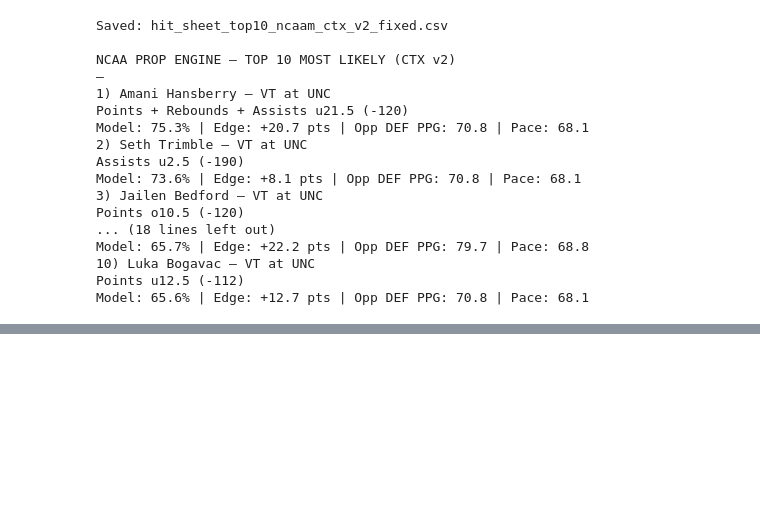
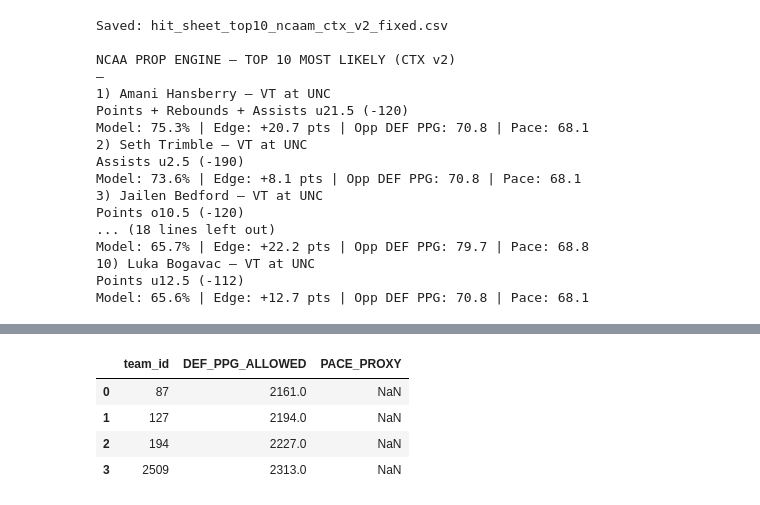
Before and after one commit to dchav12/New-stable-, a Jupyter notebook: NCAA_Player_Prop_hit_rater.ipynb, the cells around one changed output, grey strips where cells are left out. Cells and saved outputs as stored; diff of their text form; code cells hidden in the pictures; blank space fills up the shorter version.

```diff
--- a/NCAA_Player_Prop_hit_rater.ipynb
+++ b/NCAA_Player_Prop_hit_rater.ipynb
@@ -8637,0 +8931,20 @@ Model: 65.6% | Edge: +12.7 pts | Opp DEF PPG: 70.8 | Pace: 68.1
+# %%
+# ==============================
+# NORMALIZE COLUMN NAMES
+# ==============================
+
+df = df2.copy()
+
+df.columns = (
+    df.columns.astype(str)
+      .str.strip()
+      .str.replace(" ", "_")
+      .str.replace("/", "_")
+      .str.replace("%", "PCT")
+)
+
+# Kill totally empty columns
+df = df.dropna(axis=1, how="all")
+
+print("Normalized columns:", df.columns.tolist())
+print("Shape:", df.shape)
@@ -8637,0 +9472,70 @@ Model: 65.6% | Edge: +12.7 pts | Opp DEF PPG: 70.8 | Pace: 68.1
+# %%
+import pandas as pd, numpy as np
+from functools import lru_cache
+import requests
+from difflib import get_close_matches
+
+ESPN_TEAM_STATS = "https://site.api.espn.com/apis/site/v2/sports/basketball/mens-college-basketball/teams/{team_id}/statistics"
+
+def safe_get(d, path, default=None):
+    cur = d
+    for p in path:
+        if isinstance(cur, dict) and p in cur:
+            cur = cur[p]
+        else:
+            return default
+    return cur
+
+@lru_cache(maxsize=1024)
+def fetch_team_stats(team_id: int):
+    url = ESPN_TEAM_STATS.format(team_id=int(team_id))
+    r = requests.get(url, timeout=30)
+    r.raise_for_status()
+    j = r.json()
+    stats=[]
+    cats = safe_get(j, ["results","stats","categories"], []) or []
+    for cat in cats:
+        for s in (cat.get("stats") or []):
+            stats.append({"name": str(s.get("name","")), "value": s.get("value")})
+    return pd.DataFrame(stats)
+
+def find_stat(team_id: int, wanted_names):
+    try:
+        tdf = fetch_team_stats(int(team_id))
+    except Exception:
+        return np.nan
+    if tdf.empty:
+        return np.nan
+
+    names = tdf["name"].astype(str).tolist()
+    # exact
+    for w in wanted_names:
+        m = tdf.loc[tdf["name"].astype(str).str.lower() == w.lower(), "value"]
+        if len(m):
+            try: return float(m.iloc[0])
+            except: pass
+    # fuzzy
+    for w in wanted_names:
+        match = get_close_matches(w, names, n=1, cutoff=0.50)
+        if match:
+            m = tdf.loc[tdf["name"].astype(str) == match[0], "value"]
+            if len(m):
+                try: return float(m.iloc[0])
+                except: pass
+    return np.nan
+
+needed_team_ids = sorted({int(x) for x in pd.concat([df["home_id"], df["away_id"]]).dropna().unique()})
+
+rows=[]
+for tid in needed_team_ids:
+    def_ppg_allowed = find_stat(tid, ["pointsAllowedPerGame","oppPointsPerGame","opponentPointsPerGame","pointsAllowed"])
+    pace_proxy      = find_stat(tid, ["possessionsPerGame","pace","tempo","adjTempo"])
+    rows.append({"team_id": tid, "DEF_PPG_ALLOWED": def_ppg_allowed, "PACE_PROXY": pace_proxy})
+
+ctx_df = pd.DataFrame(rows)
+
+print("ctx_df shape:", ctx_df.shape)
+print("DEF_PPG_ALLOWED null:", ctx_df["DEF_PPG_ALLOWED"].isna().sum(), " / ", len(ctx_df))
+print("PACE_PROXY null:", ctx_df["PACE_PROXY"].isna().sum(), " / ", len(ctx_df))
+display(ctx_df.head(10))
+# %% [output]
@@ -8637,0 +9545,5 @@ Model: 65.6% | Edge: +12.7 pts | Opp DEF PPG: 70.8 | Pace: 68.1
+|  | team_id | DEF_PPG_ALLOWED | PACE_PROXY |
+| 0 | 87 | 2161.0 | NaN |
+| 1 | 127 | 2194.0 | NaN |
+| 2 | 194 | 2227.0 | NaN |
+| 3 | 2509 | 2313.0 | NaN |
```
Also changed, not shown: parts of 36 cells of this notebook.
